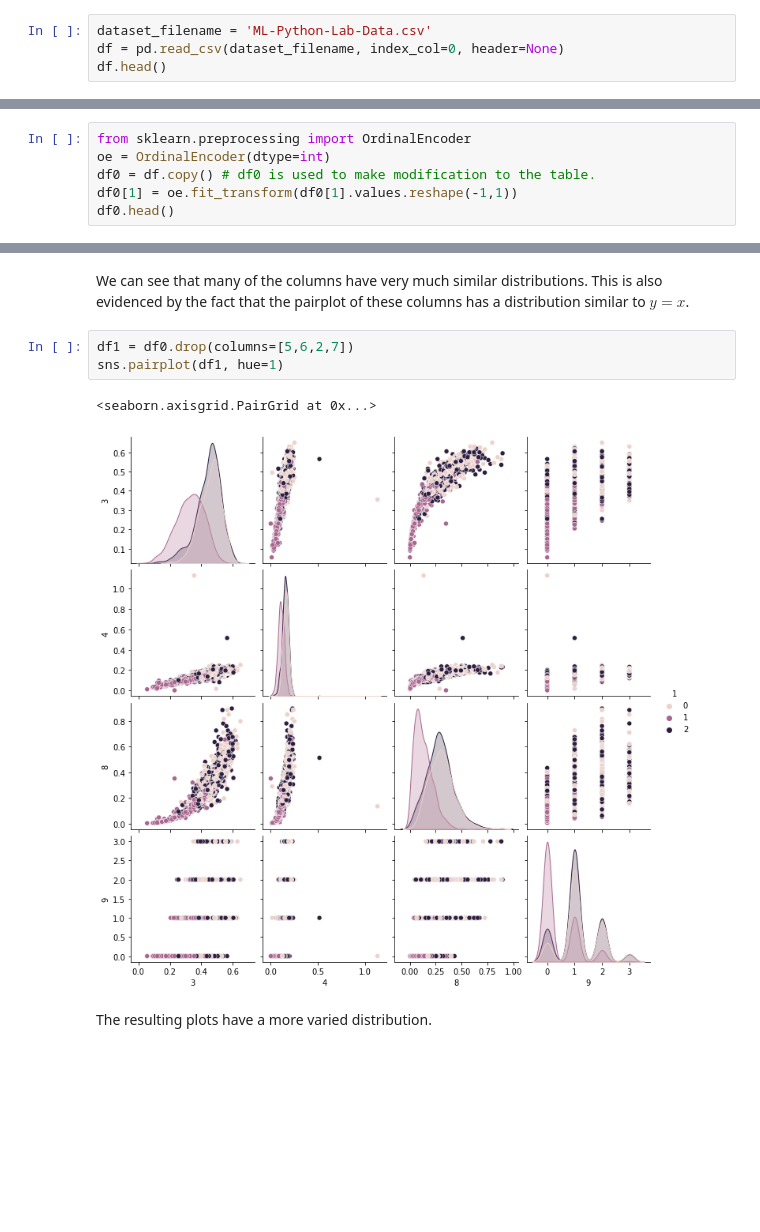
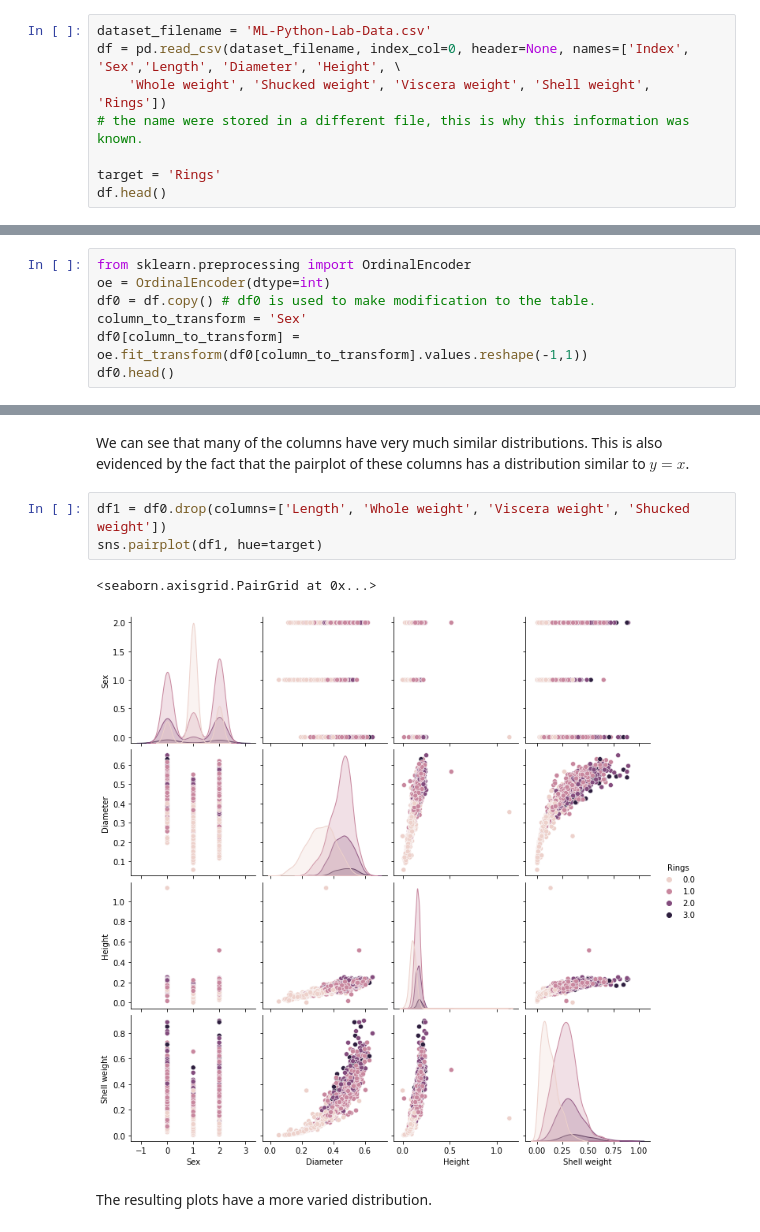
Before and after one commit to AngeloGalav/MachineLearningNotes, a Jupyter notebook: Exams/2023/2023-01-09/angelo.galavotti.ipynb, the cells around one changed output, grey strips where cells are left out. Cells and saved outputs as stored; diff of their text form; blank space fills up the shorter version.

```diff
--- a/Exams/2023/2023-01-09/angelo.galavotti.ipynb
+++ b/Exams/2023/2023-01-09/angelo.galavotti.ipynb
@@ -7,6 +7,10 @@ import warnings
 warnings.filterwarnings('ignore', category=DeprecationWarning)
 # %%
 dataset_filename = 'ML-Python-Lab-Data.csv'
-df = pd.read_csv(dataset_filename, index_col=0, header=None)
+df = pd.read_csv(dataset_filename, index_col=0, header=None, names=['Index', 'Sex','Length', 'Diameter', 'Height', \
+    'Whole weight', 'Shucked weight', 'Viscera weight', 'Shell weight', 'Rings'])
+# the name were stored in a different file, this is why this information was known.
+
+target = 'Rings'
 df.head()
 # %% [output]
@@ -61,6 +65,7 @@ Before dropping any columns, we may first need to transform data properly. First
 from sklearn.preprocessing import OrdinalEncoder
 oe = OrdinalEncoder(dtype=int)
 df0 = df.copy() # df0 is used to make modification to the table.
-df0[1] = oe.fit_transform(df0[1].values.reshape(-1,1))
+column_to_transform = 'Sex'
+df0[column_to_transform] = oe.fit_transform(df0[column_to_transform].values.reshape(-1,1))
 df0.head()
 # %% [output]
@@ -95,11 +100,11 @@ Our distributions have not changed after the data transformation operations.
 We can see that many of the columns have very much similar distributions.
 This is also evidenced by the fact that the pairplot of these columns has a distribution similar to $y = x$.
 # %%
-df1 = df0.drop(columns=[5,6,2,7])
-sns.pairplot(df1, hue=1)
+df1 = df0.drop(columns=['Length', 'Whole weight', 'Viscera weight', 'Shucked weight'])
+sns.pairplot(df1, hue=target)
 # %% [output]
 <seaborn.axisgrid.PairGrid at 0x...>
-[figure, old version]
+[figure, new version]
 # %% [markdown]
 The resulting plots have a more varied distribution.
 # %% [markdown]
```
Also changed, not shown: parts of 11 cells of this notebook.
